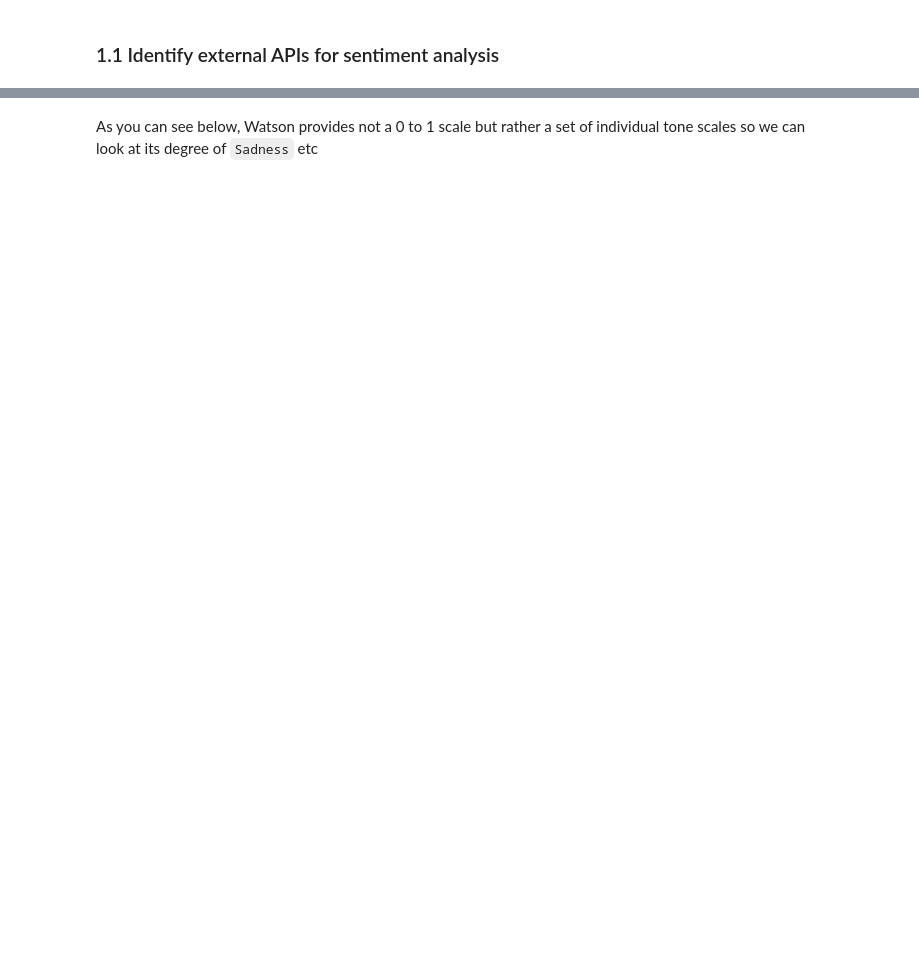
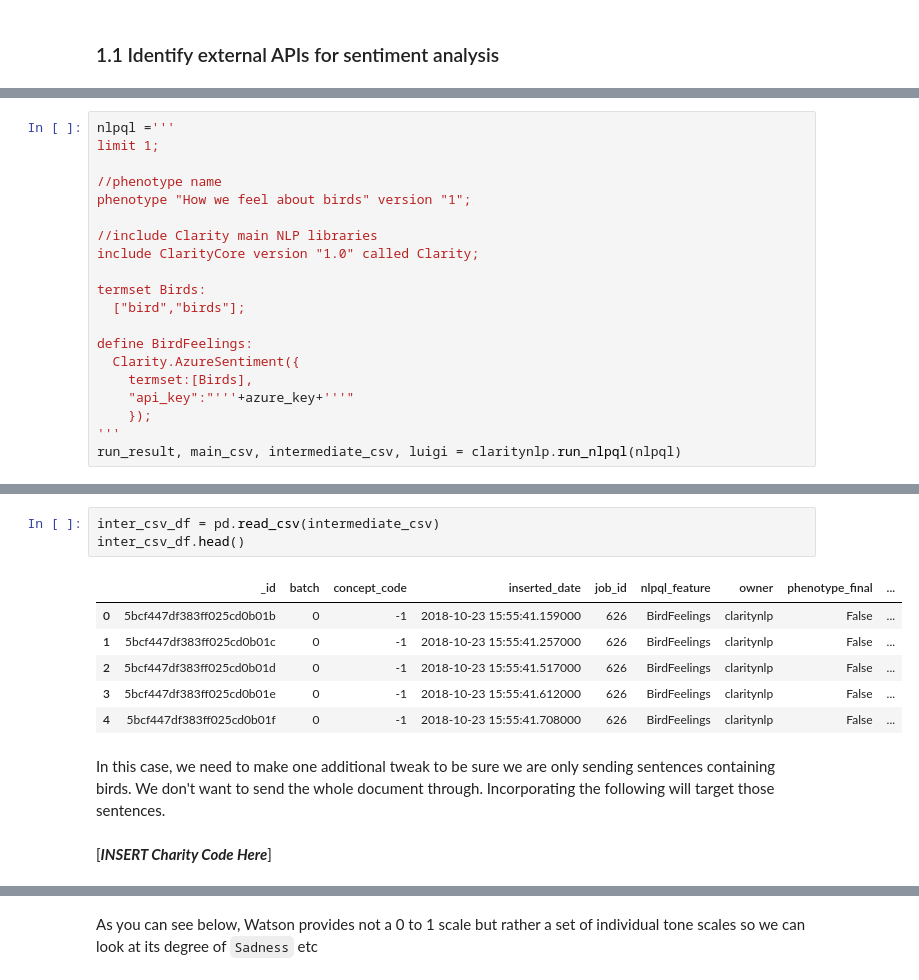
Before and after one commit to ClarityNLP/ClarityNLP, a Jupyter notebook: notebooks/cooking/Cooking_with_ClarityNLP_102418.ipynb, the cells around one changed output, grey strips where cells are left out. Cells and saved outputs as stored; diff of their text form; blank space fills up the shorter version.

```diff
--- a/notebooks/cooking/Cooking_with_ClarityNLP_102418.ipynb
+++ b/notebooks/cooking/Cooking_with_ClarityNLP_102418.ipynb
@@ -51,0 +211,20 @@ Here is an example:
+# %%
+nlpql ='''
+limit 1;
+
+//phenotype name
+phenotype "How we feel about birds" version "1";
+
+//include Clarity main NLP libraries
+include ClarityCore version "1.0" called Clarity;
+
+termset Birds:
+  ["bird","birds"];
+
+define BirdFeelings:
+  Clarity.AzureSentiment({
+    termset:[Birds],
+    "api_key":"'''+azure_key+'''"
+    });
+'''
+run_result, main_csv, intermediate_csv, luigi = claritynlp.run_nlpql(nlpql)
@@ -51,0 +248,14 @@ Here is an example:
+# %%
+inter_csv_df = pd.read_csv(intermediate_csv)
+inter_csv_df.head()
+# %% [output]
+|  | _id | batch | concept_code | inserted_date | job_id | nlpql_feature | owner | phenotype_final | ... |
+| 0 | 5bcf447df383ff025cd0b01b | 0 | -1 | 2018-10-23 15:55:41.159000 | 626 | BirdFeelings | claritynlp | False | ... |
+| 1 | 5bcf447df383ff025cd0b01c | 0 | -1 | 2018-10-23 15:55:41.257000 | 626 | BirdFeelings | claritynlp | False | ... |
+| 2 | 5bcf447df383ff025cd0b01d | 0 | -1 | 2018-10-23 15:55:41.517000 | 626 | BirdFeelings | claritynlp | False | ... |
+| 3 | 5bcf447df383ff025cd0b01e | 0 | -1 | 2018-10-23 15:55:41.612000 | 626 | BirdFeelings | claritynlp | False | ... |
+| 4 | 5bcf447df383ff025cd0b01f | 0 | -1 | 2018-10-23 15:55:41.708000 | 626 | BirdFeelings | claritynlp | False | ... |
+# %% [markdown]
+In this case, we need to make one additional tweak to be sure we are only sending sentences containing birds.  We don't want to send the whole document through.  Incorporating the following will target those sentences.
+# %% [markdown]
+[***INSERT Charity Code Here***]
```
Also changed, not shown: parts of 34 cells of this notebook, 4 other files.
